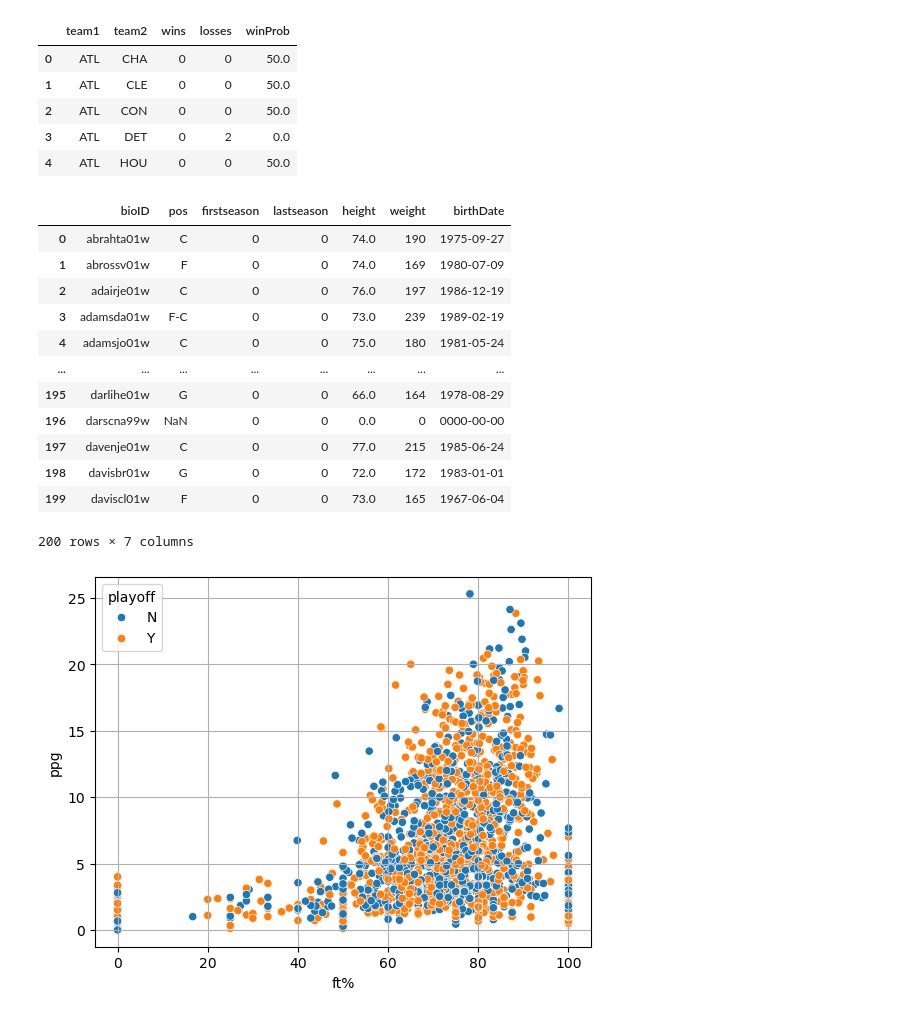
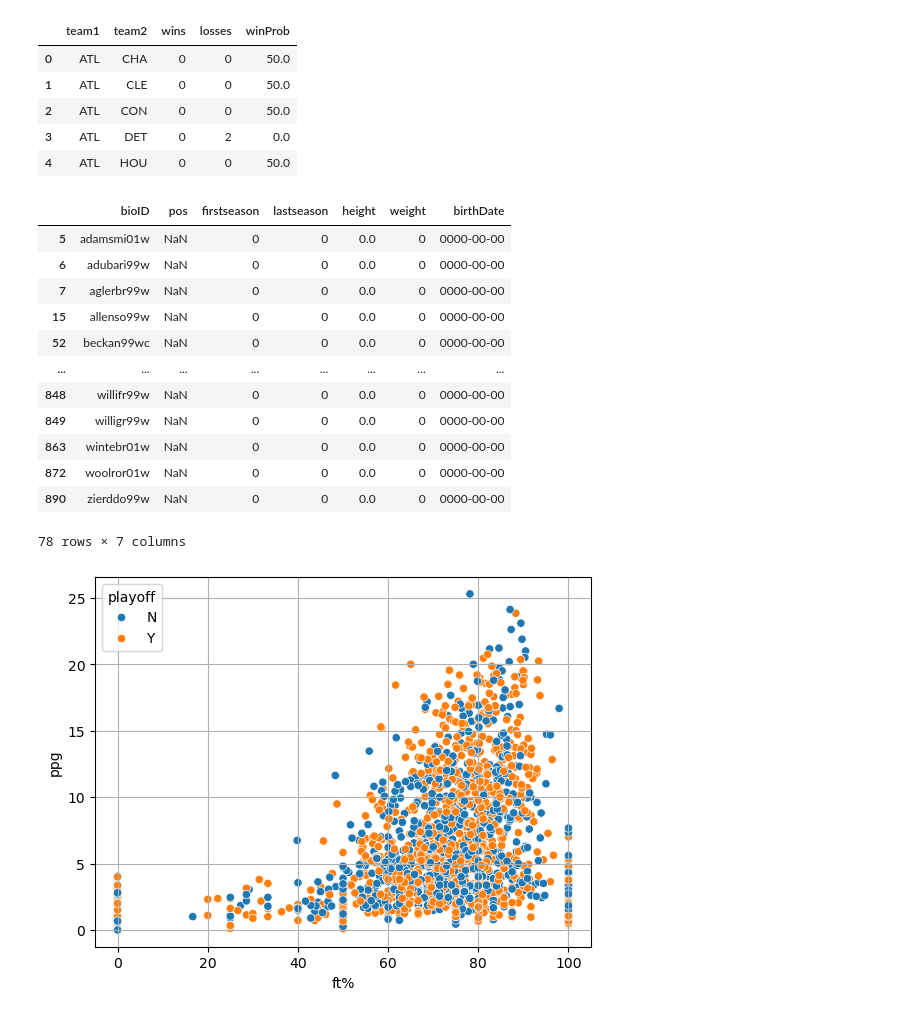
Before and after one commit to P1ntas/Machine-Learning, a Jupyter notebook: jb/processed_data.ipynb, the cells around one changed output. Cells and saved outputs as stored; diff of their text form; code cells hidden in the pictures.

```diff
--- a/jb/processed_data.ipynb
+++ b/jb/processed_data.ipynb
@@ -141,29 +133,27 @@ post_result = teams_post.groupby('tmID').agg({
 # %%
 #remove players with no birthDate
 players = players[players['birthDate'].notnull()]
 
 #remove college and collegeOther columns
 
 players.drop(['college', 'collegeOther', 'deathDate'], axis=1, inplace=True)
 
 #print players with empty columns
 players[players.isnull().any(axis=1)]
-
-players.head(200)
 # %% [output]
 |  | bioID | pos | firstseason | lastseason | height | weight | birthDate |
-| 0 | abrahta01w | C | 0 | 0 | 74.0 | 190 | 1975-09-27 |
-| 1 | abrossv01w | F | 0 | 0 | 74.0 | 169 | 1980-07-09 |
-| 2 | adairje01w | C | 0 | 0 | 76.0 | 197 | 1986-12-19 |
-| 3 | adamsda01w | F-C | 0 | 0 | 73.0 | 239 | 1989-02-19 |
-| 4 | adamsjo01w | C | 0 | 0 | 75.0 | 180 | 1981-05-24 |
+| 5 | adamsmi01w | NaN | 0 | 0 | 0.0 | 0 | 0000-00-00 |
+| 6 | adubari99w | NaN | 0 | 0 | 0.0 | 0 | 0000-00-00 |
+| 7 | aglerbr99w | NaN | 0 | 0 | 0.0 | 0 | 0000-00-00 |
+| 15 | allenso99w | NaN | 0 | 0 | 0.0 | 0 | 0000-00-00 |
+| 52 | beckan99wc | NaN | 0 | 0 | 0.0 | 0 | 0000-00-00 |
 | ... | ... | ... | ... | ... | ... | ... | ... |
-| 195 | darlihe01w | G | 0 | 0 | 66.0 | 164 | 1978-08-29 |
-| 196 | darscna99w | NaN | 0 | 0 | 0.0 | 0 | 0000-00-00 |
-| 197 | davenje01w | C | 0 | 0 | 77.0 | 215 | 1985-06-24 |
-| 198 | davisbr01w | G | 0 | 0 | 72.0 | 172 | 1983-01-01 |
-| 199 | daviscl01w | F | 0 | 0 | 73.0 | 165 | 1967-06-04 |
+| 848 | willifr99w | NaN | 0 | 0 | 0.0 | 0 | 0000-00-00 |
+| 849 | willigr99w | NaN | 0 | 0 | 0.0 | 0 | 0000-00-00 |
+| 863 | wintebr01w | NaN | 0 | 0 | 0.0 | 0 | 0000-00-00 |
+| 872 | woolror01w | NaN | 0 | 0 | 0.0 | 0 | 0000-00-00 |
+| 890 | zierddo99w | NaN | 0 | 0 | 0.0 | 0 | 0000-00-00 |
-200 rows × 7 columns
+78 rows × 7 columns
 # %%
 # Get the height of each player
 player_height = players[['bioID', 'height']]
```
Also changed, not shown: parts of 4 cells of this notebook.
